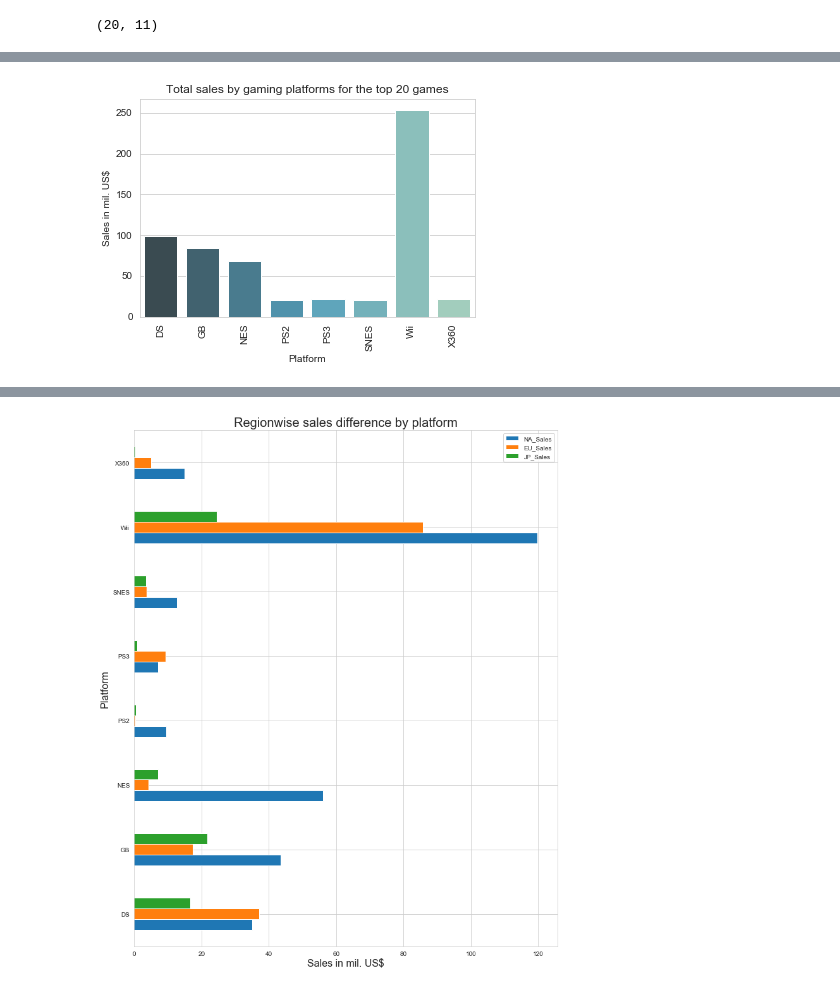
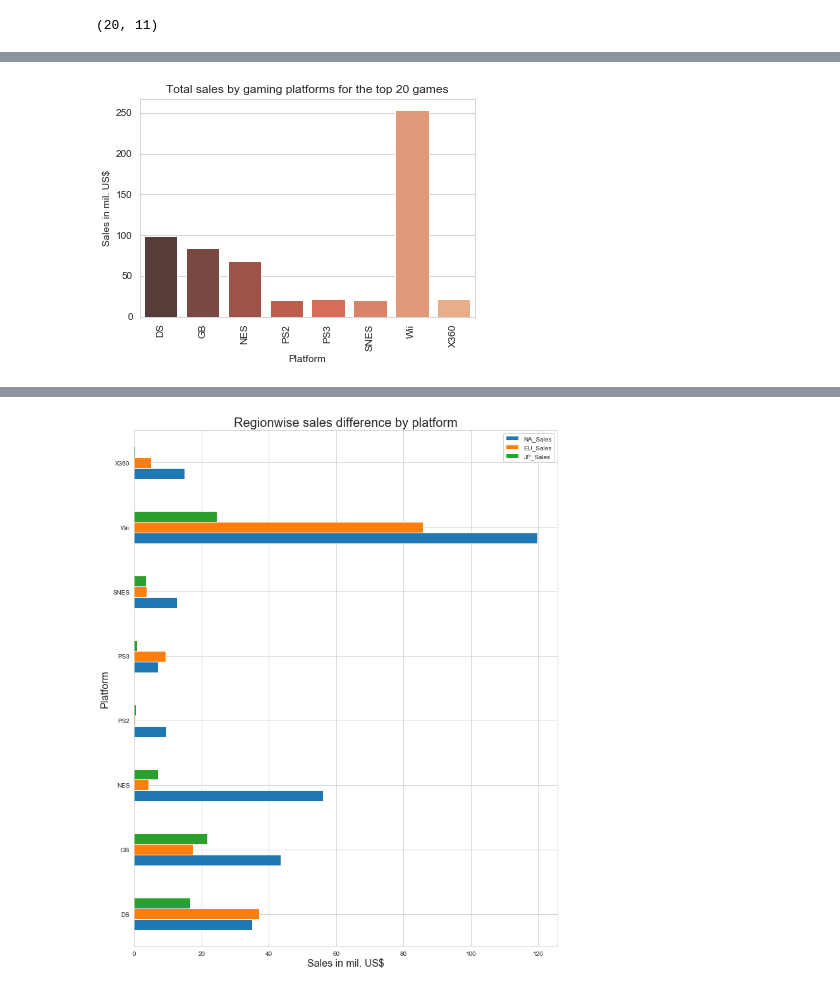
Before and after one commit to hosadman/video-game-sales-data-analysis, a Jupyter notebook: analysis.ipynb, the cells around one changed output, grey strips where cells are left out. Drawn from its saved outputs; the diff is of its cells as text; code cells hidden in the pictures.

```diff
--- a/analysis.ipynb
+++ b/analysis.ipynb
@@ -223,12 +235,12 @@ plt.show()
 # %%
 sns.set_style('whitegrid')
 
 plf = df1.groupby('Platform')['Global_Sales'].sum()
-plfg = sns.barplot(x=plf.index, y=plf, palette="GnBu_d")
+plfg = sns.barplot(x=plf.index, y=plf, palette="OrRd_d")
 plt.ylabel('Sales in mil. US$')
 plt.title('Total sales by gaming platforms for the top 20 games')
 plfg.set_xticklabels(plfg.get_xticklabels(), rotation=90)
 
 plt.show()
 # %% [output]
-[figure, old version]
+[figure, new version]
```
Also changed, not shown: parts of 17 cells of this notebook.
